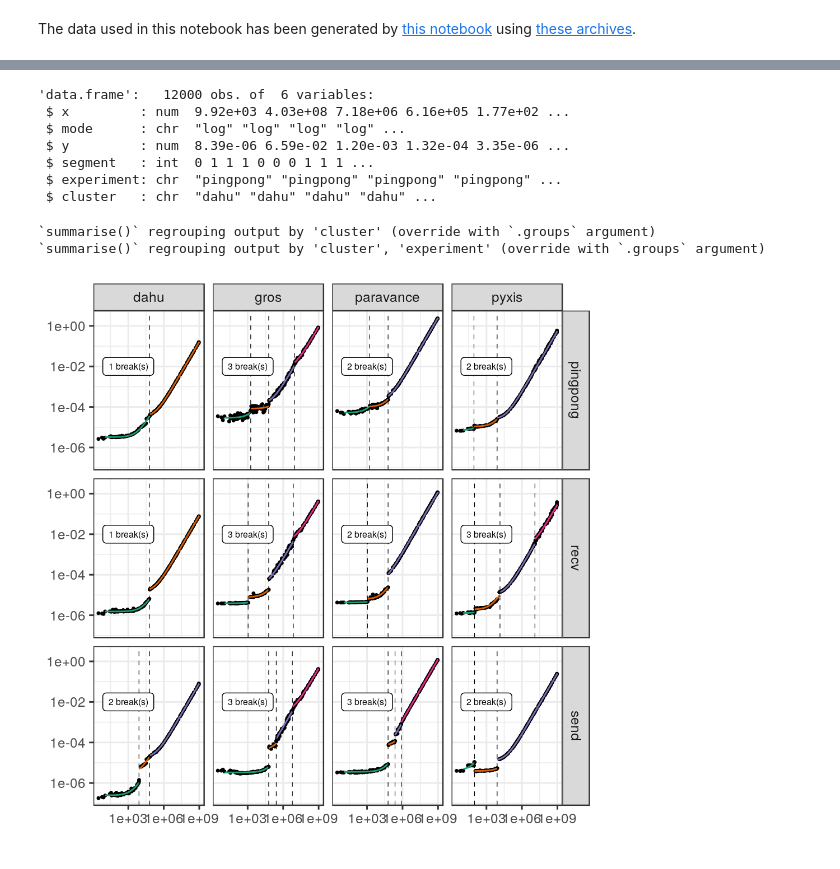
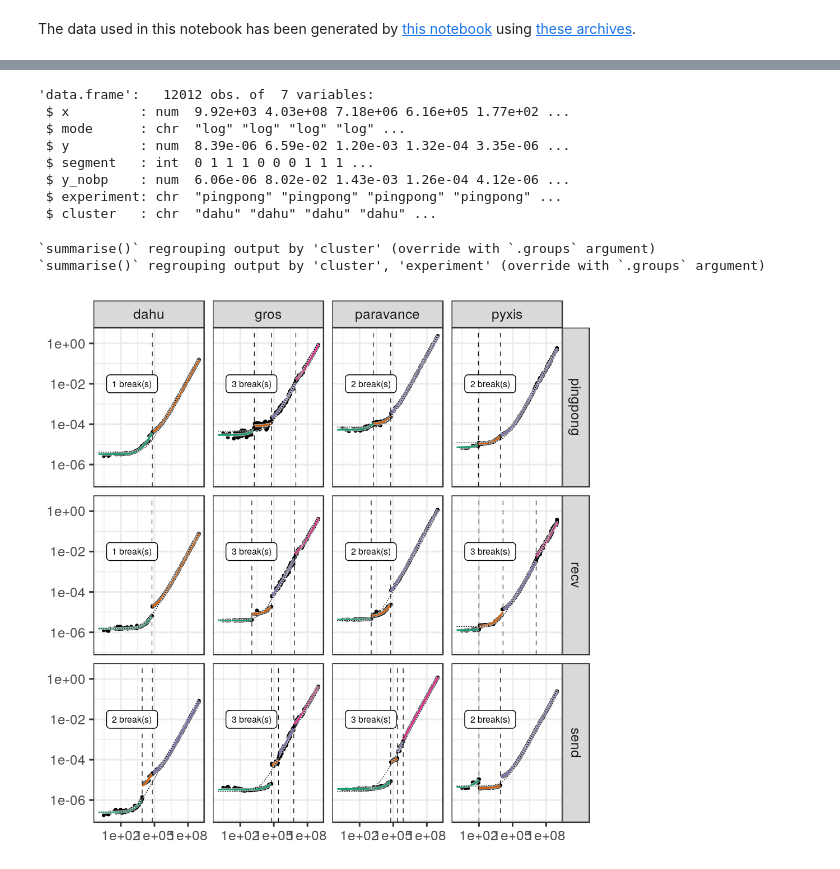
Before and after one commit to Ezibenroc/thesis, a Jupyter notebook: figures_ipynb/pycewise_log.ipynb, the cells around one changed output, grey strips where cells are left out. Drawn from its saved outputs; the diff is of its cells as text; code cells hidden in the pictures.

Commit message:
Outline the regression lines in pycewise (2) & add a no-breakpoint regression line

```diff
--- a/figures_ipynb/pycewise_log.ipynb
+++ b/figures_ipynb/pycewise_log.ipynb
@@ -13,18 +13,15 @@ The data used in this notebook has been generated by [this notebook](https://git
 # %%
 def compute_df_pred(df_data, mode):
     numpy.random.seed(42)
-    df = pandas.DataFrame({'x':10**numpy.random.uniform(1, 9, 1000), 'mode':mode})
-    if mode == 'datadog':
-        reg = piecewise(df_data['x'], df_data['y'])
-        df['y'] = df.apply(lambda row: reg.predict(row['x']), axis=1)
-        breaks = [seg.end_t for seg in reg.segments[:-1]]
-    else:
-        reg = pycewise.compute_regression(df_data['x'], df_data['y'], mode=mode).auto_simplify()
-        df['y'] = df.apply(lambda row: reg.predict(row['x']), axis=1)
-        breaks = reg.breakpoints
+    df = pandas.DataFrame({'x':numpy.append(10**numpy.random.uniform(1, 9, 1000), 1), 'mode':mode})
+    reg = pycewise.compute_regression(df_data['x'], df_data['y'], mode=mode).auto_simplify()
+    df['y'] = df.apply(lambda row: reg.predict(row['x']), axis=1)
+    breaks = reg.breakpoints
     df['segment'] = 0
     for i, bp in enumerate(breaks):
         df.loc[df['x'] > bp, 'segment'] = i+1
+    reg = pycewise.compute_regression(df_data['x'], df_data['y'], mode=mode, breakpoints=[])
+    df['y_nobp'] = df.apply(lambda row: reg.predict(row['x']), axis=1)
     return df
 # %%
 f='../data/prediction/modeling/network/pycewise/pycewise_data.csv'
@@ -78,11 +71,12 @@ R[write to console]: Le chargement a nécessité le package : lattice
 
 str(predictions)
 # %% [output]
-'data.frame':   12000 obs. of  6 variables:
+'data.frame':   12012 obs. of  7 variables:
  $ x         : num  9.92e+03 4.03e+08 7.18e+06 6.16e+05 1.77e+02 ...
  $ mode      : chr  "log" "log" "log" "log" ...
  $ y         : num  8.39e-06 6.59e-02 1.20e-03 1.32e-04 3.35e-06 ...
  $ segment   : int  0 1 1 1 0 0 0 1 1 1 ...
+ $ y_nobp    : num  6.06e-06 8.02e-02 1.43e-03 1.26e-04 4.12e-06 ...
  $ experiment: chr  "pingpong" "pingpong" "pingpong" "pingpong" ...
  $ cluster   : chr  "dahu" "dahu" "dahu" "dahu" ...
 # %%
@@ -90,32 +84,35 @@ str(predictions)
 
 nb_breaks = predictions %>%
     group_by(cluster, experiment) %>%
     summarise(nb=paste(max(segment), "break(s)")) %>%
     mutate(x=1e3, y=1e-2) %>%
     ungroup()
 
 breaks = predictions %>%
     group_by(cluster, experiment, segment) %>%
     summarise(breaks=max(x)) %>%
     group_by(cluster, experiment) %>%
     filter(breaks < max(breaks))
 
 plot = ggplot() +
     aes(x=x, y=y) +
     geom_point(data=data, size=0.5) +
-    geom_line(data=predictions %>% arrange(x), aes(group=segment, color=factor(segment %% 4))) +
+    geom_line(data=predictions %>% arrange(x), aes(group=segment), alpha=0.6, color='white', size=1) +
+    geom_line(data=predictions %>% arrange(x), aes(group=segment, color=factor(segment %% 4)), size=0.5) +
+    geom_line(data=predictions %>% arrange(x), aes(y=y_nobp, group=segment), color="white", size=0.3, alpha=0.7) +
+    geom_line(data=predictions %>% arrange(x), aes(y=y_nobp, group=segment), color="black", lwd=0.2, linetype='11') +
     geom_vline(data=breaks, aes(xintercept=breaks), linetype="dashed", size=0.2) +
     geom_label(data=nb_breaks, aes(label=nb), color="black", size=2) +
     facet_grid(experiment~cluster) +
     scale_x_log10() +
     scale_y_log10() +
     theme_bw() +
     scale_color_brewer(palette="Dark2") +
     theme(legend.position='none') +
     theme(axis.title.x=element_blank(), axis.title.y=element_blank())
 ggsave(filename='../img/prediction/modeling/network/pycewise_demo.pdf', plot=plot, width=7, height=5)
 plot
 # %% [output]
 `summarise()` regrouping output by 'cluster' (override with `.groups` argument)
 `summarise()` regrouping output by 'cluster', 'experiment' (override with `.groups` argument)
-[figure, old version]
+[figure, new version]
```
Also changed, not shown: parts of 2 cells of this notebook, 2 other files.
